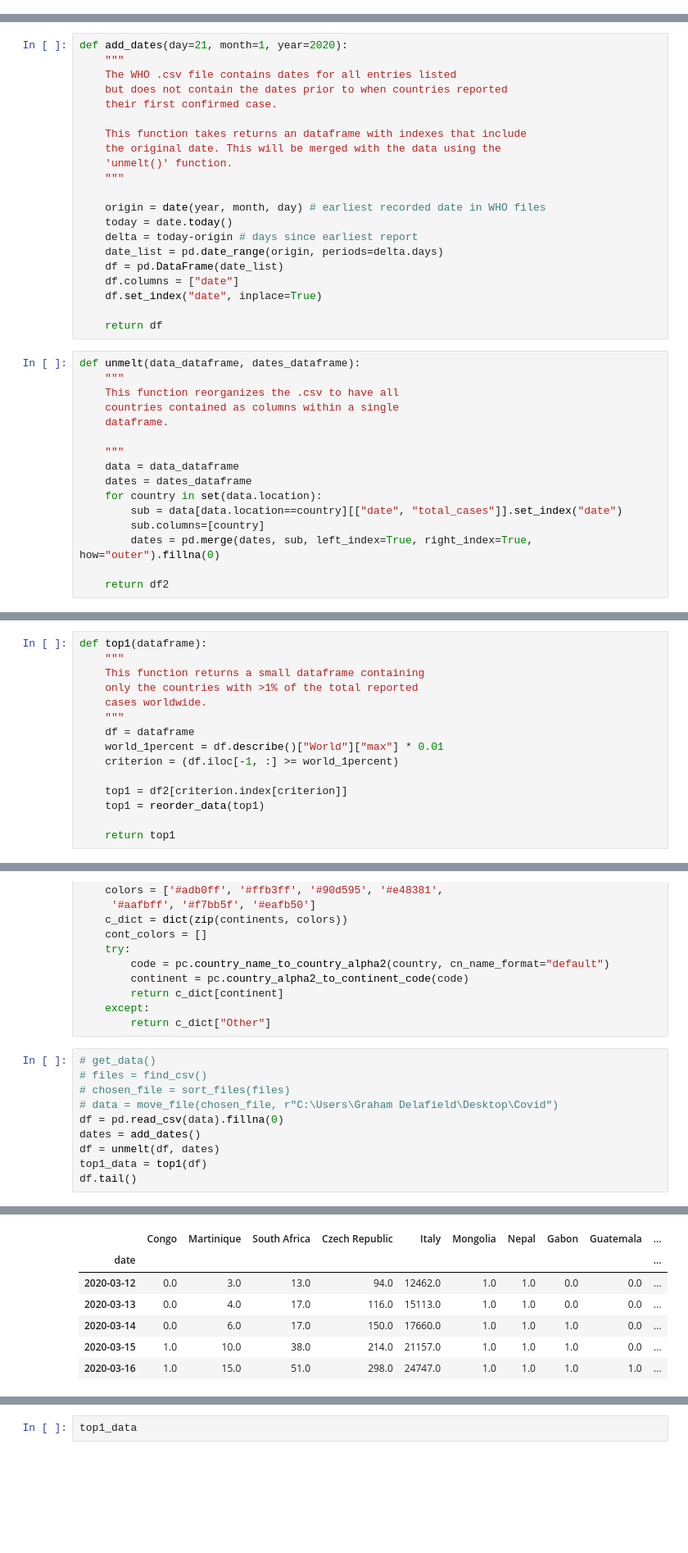
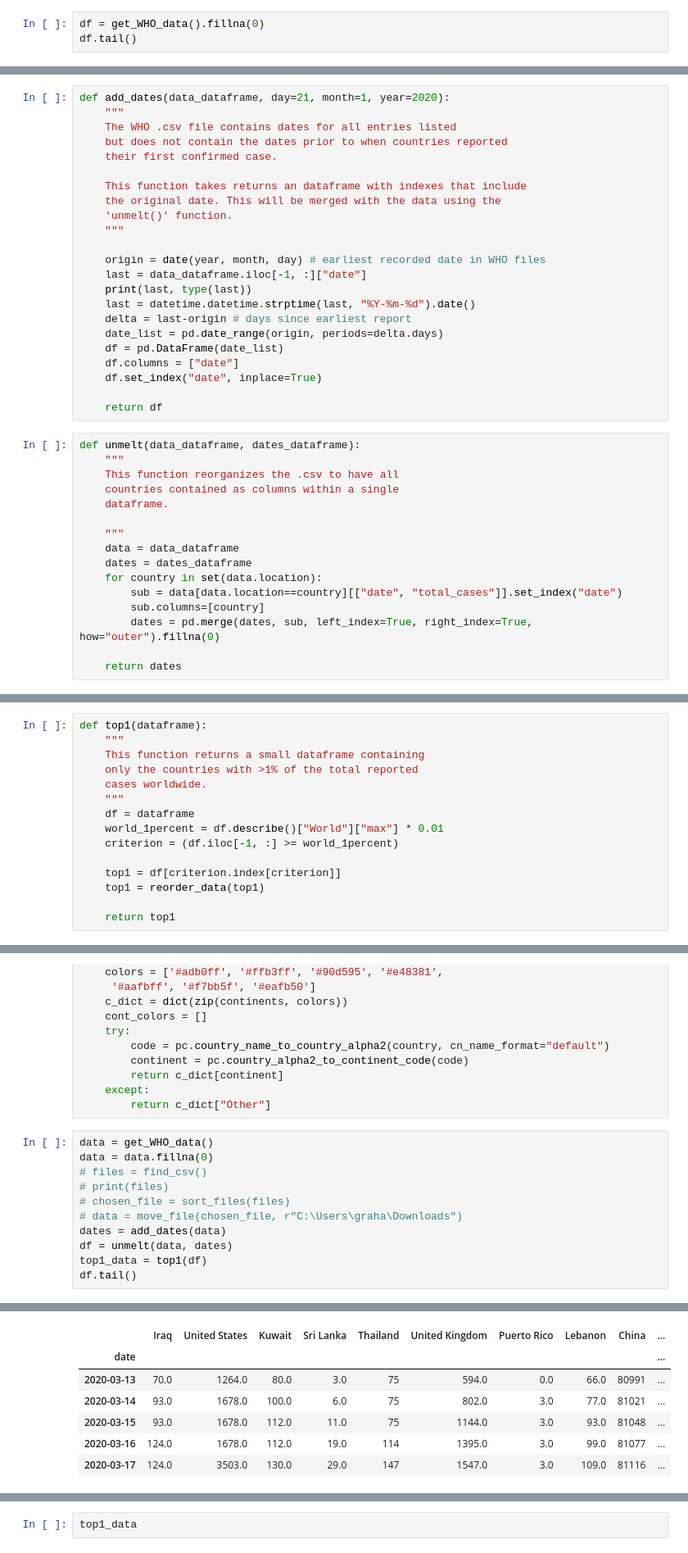
Before and after one commit to grahamdelafield/Covid_Analysis, a Jupyter notebook: pdf_read.ipynb, the cells around one changed output, grey strips where cells are left out. Shown at 82% size. Cells and saved outputs as stored; diff of their text form; blank space fills up the shorter version.

Commit message:
Updated functions, data retrieval and storage

```diff
--- a/pdf_read.ipynb
+++ b/pdf_read.ipynb
@@ -31,0 +47,3 @@ def get_data(url="http://cowid.netlify.com/data/full_data.csv"):
+# %%
+df = get_WHO_data().fillna(0)
+df.tail()
@@ -64,7 +89,7 @@ def move_file(file_path, new_dest_path):
     return new_dest_path
 # move_file(data, r"C:\Users\Graham Delafield\Desktop\Covid")
 # %%
-def add_dates(day=21, month=1, year=2020):
+def add_dates(data_dataframe, day=21, month=1, year=2020):
     """
     The WHO .csv file contains dates for all entries listed
     but does not contain the dates prior to when countries reported
@@ -76,8 +101,10 @@ def add_dates(day=21, month=1, year=2020):
     """
 
     origin = date(year, month, day) # earliest recorded date in WHO files
-    today = date.today()
-    delta = today-origin # days since earliest report
+    last = data_dataframe.iloc[-1, :]["date"]
+    print(last, type(last))
+    last = datetime.datetime.strptime(last, "%Y-%m-%d").date()
+    delta = last-origin # days since earliest report
     date_list = pd.date_range(origin, periods=delta.days)
     df = pd.DataFrame(date_list)
     df.columns = ["date"]
@@ -99,7 +126,7 @@ def unmelt(data_dataframe, dates_dataframe):
         sub.columns=[country]
         dates = pd.merge(dates, sub, left_index=True, right_index=True, how="outer").fillna(0)
 
-    return df2
+    return dates
 # %%
 def reorder_data(dataframe):
     """
@@ -125,7 +152,7 @@ def top1(dataframe):
     world_1percent = df.describe()["World"]["max"] * 0.01
     criterion = (df.iloc[-1, :] >= world_1percent)
 
-    top1 = df2[criterion.index[criterion]]
+    top1 = df[criterion.index[criterion]]
     top1 = reorder_data(top1)
 
     return top1
@@ -144,13 +171,14 @@ def country_to_color(country):
     except:
         return c_dict["Other"]
 # %%
-# get_data()
+data = get_WHO_data()
+data = data.fillna(0)
 # files = find_csv()
+# print(files)
 # chosen_file = sort_files(files)
-# data = move_file(chosen_file, r"C:\Users\Graham Delafield\Desktop\Covid")
-df = pd.read_csv(data).fillna(0)
-dates = add_dates()
-df = unmelt(df, dates)
+# data = move_file(chosen_file, r"C:\Users\graha\Downloads")
+dates = add_dates(data)
+df = unmelt(data, dates)
 top1_data = top1(df)
 df.tail()
 # %% [output]
@@ -157,7 +186,7 @@ df.tail()
-|  | Congo | Martinique | South Africa | Czech Republic | Italy | Mongolia | Nepal | Gabon | Guatemala | ... |
+|  | Iraq | United States | Kuwait | Sri Lanka | Thailand | United Kingdom | Puerto Rico | Lebanon | China | ... |
 | date |  |  |  |  |  |  |  |  |  | ... |
-| 2020-03-12 | 0.0 | 3.0 | 13.0 | 94.0 | 12462.0 | 1.0 | 1.0 | 0.0 | 0.0 | ... |
-| 2020-03-13 | 0.0 | 4.0 | 17.0 | 116.0 | 15113.0 | 1.0 | 1.0 | 0.0 | 0.0 | ... |
-| 2020-03-14 | 0.0 | 6.0 | 17.0 | 150.0 | 17660.0 | 1.0 | 1.0 | 1.0 | 0.0 | ... |
-| 2020-03-15 | 1.0 | 10.0 | 38.0 | 214.0 | 21157.0 | 1.0 | 1.0 | 1.0 | 0.0 | ... |
-| 2020-03-16 | 1.0 | 15.0 | 51.0 | 298.0 | 24747.0 | 1.0 | 1.0 | 1.0 | 1.0 | ... |
+| 2020-03-13 | 70.0 | 1264.0 | 80.0 | 3.0 | 75 | 594.0 | 0.0 | 66.0 | 80991 | ... |
+| 2020-03-14 | 93.0 | 1678.0 | 100.0 | 6.0 | 75 | 802.0 | 3.0 | 77.0 | 81021 | ... |
+| 2020-03-15 | 93.0 | 1678.0 | 112.0 | 11.0 | 75 | 1144.0 | 3.0 | 93.0 | 81048 | ... |
+| 2020-03-16 | 124.0 | 1678.0 | 112.0 | 19.0 | 114 | 1395.0 | 3.0 | 99.0 | 81077 | ... |
+| 2020-03-17 | 124.0 | 3503.0 | 130.0 | 29.0 | 147 | 1547.0 | 3.0 | 109.0 | 81116 | ... |
```
Also changed, not shown: parts of 8 cells of this notebook.
